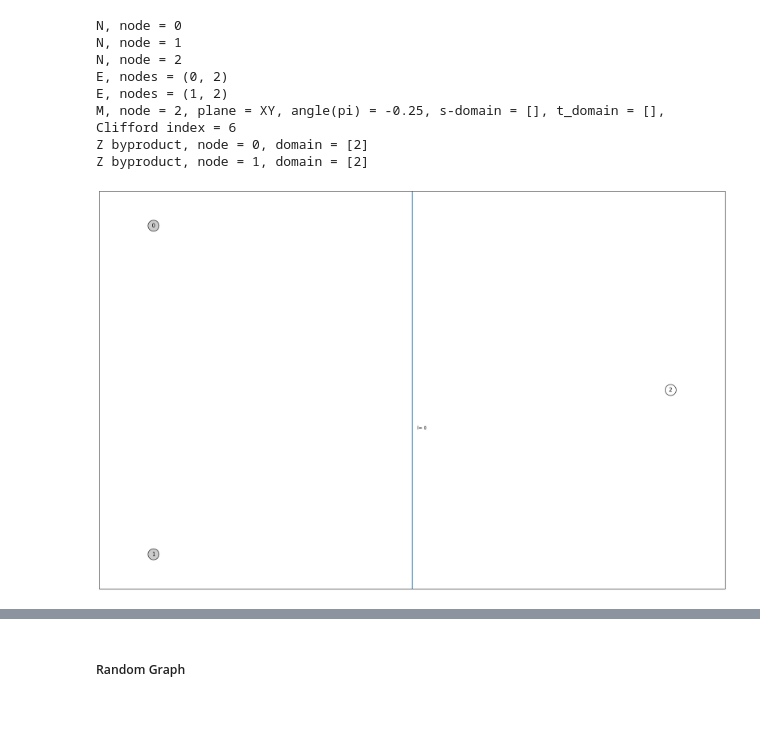
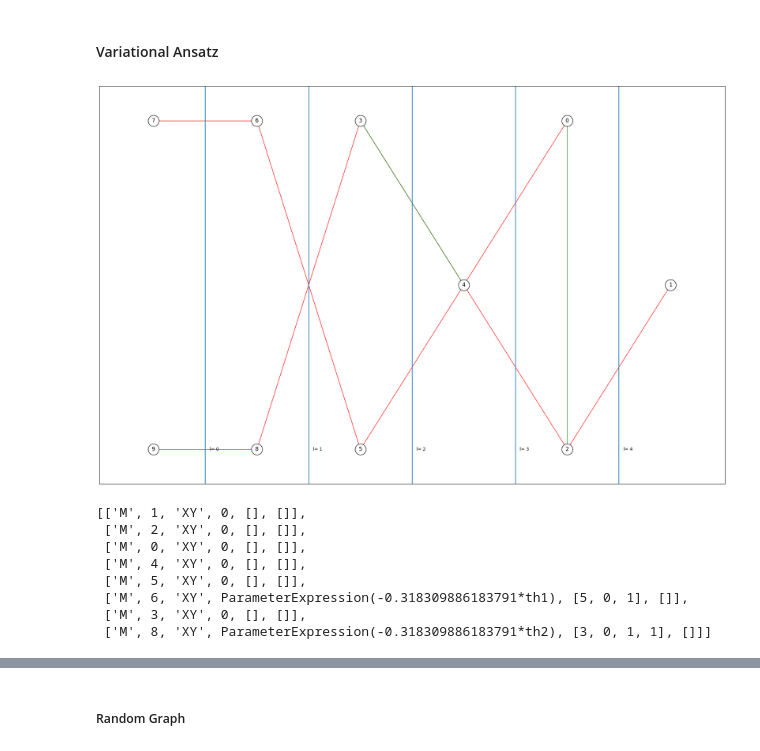
Before and after one commit to pafloxy/graphix_pafloxy, a Jupyter notebook: scratch/scratch_v2.ipynb, the cells around one changed output, grey strips where cells are left out. Cells and saved outputs as stored; diff of their text form; code cells hidden in the pictures; blank space fills up the shorter version.

```diff
--- a/scratch/scratch_v2.ipynb
+++ b/scratch/scratch_v2.ipynb
@@ -12,4 +11,12 @@ from qiskit.circuit import Parameter, ParameterExpression
 # %%
+from graphix.pattern import Pattern
+import networkx as nx
+import graphix
+from graphix.gflow import flow
+import numpy as np
+import matplotlib.pyplot as plt
+
+
 def process_layer_data(graph: nx.Graph, layer_map: dict):
 
     node_attributes = {}; max_l = max(set(layer_map.values()))
@@ -31,7 +38,7 @@ def get_nx_graph(pattern: graphix.Pattern):
 
     return g
 
-def get_pos(pattern: graphix.Pattern, f):
+def get_pos(pattern: graphix.Pattern, f:dict):
 
     num_output_nodes = len(pattern.output_nodes)
     flow = [[i] for i in range(num_output_nodes)]
@@ -77,11 +84,13 @@ def pretty_plot_pattern(pattern: graphix.Pattern, input_nodes : set):
     clr_list = get_clr_list(pattern)
     g = get_nx_graph(pattern)
     f, l_k = flow(g, input_nodes, set(pattern.output_nodes))
+
+    assert isinstance(f, dict)
     pos, length = get_pos(pattern, f) ; layer_data = process_layer_data(g, l_k)
 
     nx.set_node_attributes(g, layer_data['attribute_data'])
 
-    graph_params = {"with_labels": True, "node_size": 600, "node_color": get_clr_list(pattern), "edgecolors": "k"}
+    graph_params = {"with_labels": True, "node_size": 600, "node_color": 'w', "edgecolors": "k"}
     pos = nx.multipartite_layout(g, subset_key= 'layer', align='vertical', scale= 100)
 
     plt.figure(figsize=(25,16))
@@ -104,17 +113,26 @@ def pretty_plot_pattern(pattern: graphix.Pattern, input_nodes : set):
 
 
     nx.draw_networkx(g, pos= pos, **graph_params, edge_color = edge_color)
-# %%
-c = Circuit(2)
-c.rzz(0,1, np.pi/ 4)
-p = c.transpile(opt= True)
-p.print_pattern()
-# %% [output]
-N, node = 0
-N, node = 1
-N, node = 2
-E, nodes = (0, 2)
-E, nodes = (1, 2)
-M, node = 2, plane = XY, angle(pi) = -0.25, s-domain = [], t_domain = [], Clifford index = 6
-Z byproduct, node = 0, domain = [2]
-Z byproduct, node = 1, domain = [2]
+# %% [markdown]
+#### Variational Ansatz
+# %%
+def build_basic_ansatz(n: int, layers: int, params: list ):
+
+    assert len(params) == n * layers ## checks
+
+    c = Circuit(n)
+    for l in range(layers):
+
+        for i in range(n): ## circular entangelemnt
+            c.cnot(i %n,(i+1)%n)
+
+        for i in range(n): ## paramterised rx rotations
+            c.rx(i, params[ n*l + i])
+
+    return c
+# %%
+n =2
+# params = ParameterVector(name= 'p', length= n * 1)
+params = [ Parameter('th1'), Parameter('th2')]
+crc2 = build_basic_ansatz(n, 1, params= params )
+ptrn2 = crc2.standardize_and_transpile(opt=True)
@@ -121,4 +141,4 @@ Z byproduct, node = 1, domain = [2]
 # %%
-pretty_plot_pattern(p, {0})
+pretty_plot_pattern(ptrn2, {0,1})
 # %% [output]
-[figure, old version]
+[figure, new version]
@@ -124,0 +158,11 @@ pretty_plot_pattern(p, {0})
+# %%
+ptrn2.get_measurement_commands()
+# %% [output]
+[['M', 1, 'XY', 0, [], []],
+ ['M', 2, 'XY', 0, [], []],
+ ['M', 0, 'XY', 0, [], []],
+ ['M', 4, 'XY', 0, [], []],
+ ['M', 5, 'XY', 0, [], []],
+ ['M', 6, 'XY', ParameterExpression(-0.318309886183791*th1), [5, 0, 1], []],
+ ['M', 3, 'XY', 0, [], []],
+ ['M', 8, 'XY', ParameterExpression(-0.318309886183791*th2), [3, 0, 1, 1], []]]
```
Also changed, not shown: parts of 6 cells of this notebook, 1 other file.
